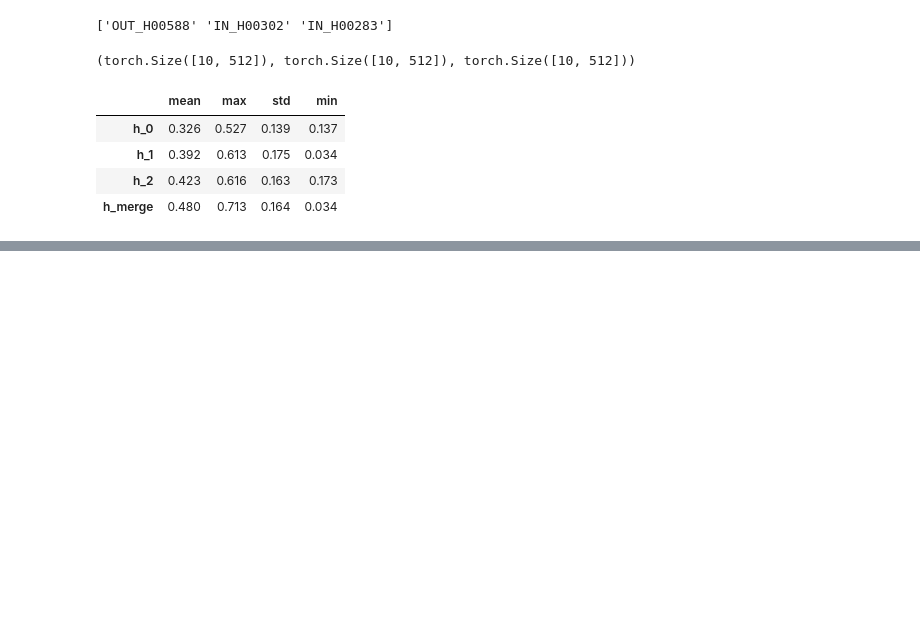
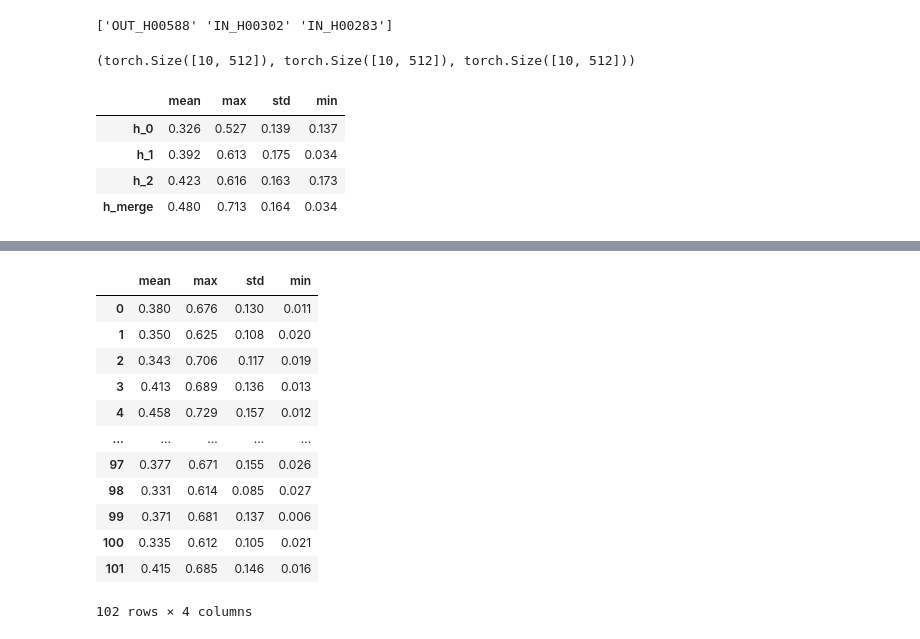
Before and after one commit to estkts2/4th_tr1_etc, a Jupyter notebook: reid_eda.ipynb, the cells around one changed output, grey strips where cells are left out. Drawn from its saved outputs; the diff is of its cells as text; code cells hidden in the pictures; blank space fills up the shorter version.

Commit message:
reid - DataFrame 으로 변환 후 통계 구하기

```diff
--- a/reid_eda.ipynb
+++ b/reid_eda.ipynb
@@ -184,0 +204,17 @@ stat = [mean_diff(e) for e in ebds]
+# %%
+pd.DataFrame(stat, ['hufor e in range(102)]
+             columns=['mean', 'max', 'std', 'min'])
+# %% [output]
+|  | mean | max | std | min |
+| 0 | 0.380 | 0.676 | 0.130 | 0.011 |
+| 1 | 0.350 | 0.625 | 0.108 | 0.020 |
+| 2 | 0.343 | 0.706 | 0.117 | 0.019 |
+| 3 | 0.413 | 0.689 | 0.136 | 0.013 |
+| 4 | 0.458 | 0.729 | 0.157 | 0.012 |
+| ... | ... | ... | ... | ... |
+| 97 | 0.377 | 0.671 | 0.155 | 0.026 |
+| 98 | 0.331 | 0.614 | 0.085 | 0.027 |
+| 99 | 0.371 | 0.681 | 0.137 | 0.006 |
+| 100 | 0.335 | 0.612 | 0.105 | 0.021 |
+| 101 | 0.415 | 0.685 | 0.146 | 0.016 |
+102 rows × 4 columns
```
Also changed, not shown: parts of 1 cell of this notebook.
